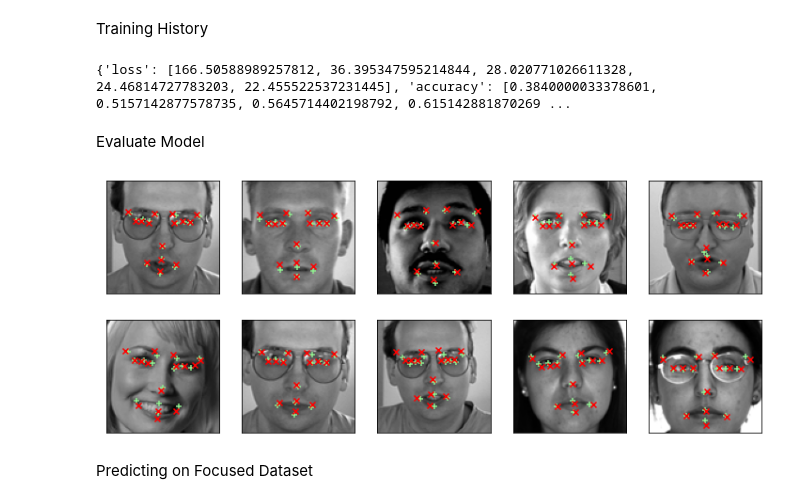
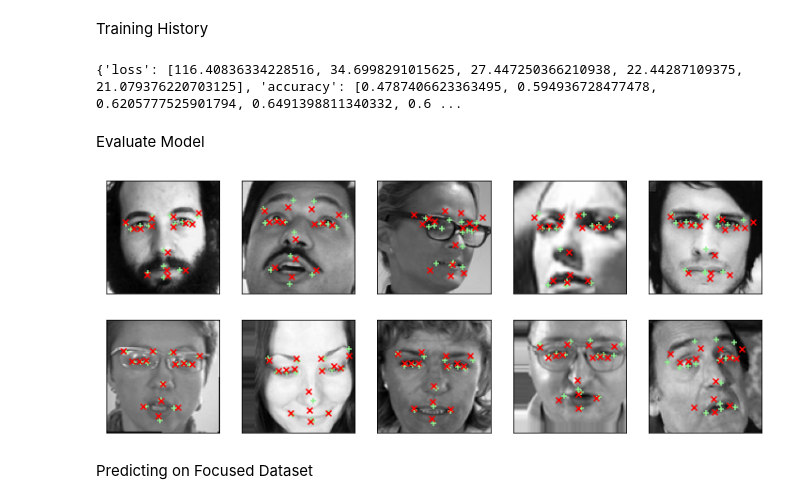
Before and after one commit to esun74/mobile-cv, a Jupyter notebook: nn_model/generate.ipynb, the cells around one changed output. Saved outputs shown, nothing was run; the diff lists cells and outputs as text; code cells hidden in the pictures.

```diff
--- a/nn_model/generate.ipynb
+++ b/nn_model/generate.ipynb
@@ -141,14 +141,10 @@ Focused Dataset
 # %% [markdown]
 Withhold Test Data then Add Variations
 # %%
-reserve_for_test = rng.choice(train_no_na.index, 140, False)
-labeled_test = train_no_na.iloc[reserve_for_test, :].copy().reset_index(drop=True)
-enhanced_train_no_na = train_no_na.iloc[~train_no_na.index.isin(reserve_for_test), :].copy().reset_index(drop=True)
-
-amount_remixed = len(enhanced_train_no_na) // 4
-rotated_train = enhanced_train_no_na.iloc[rng.choice(enhanced_train_no_na.index, amount_remixed, False), :].copy().reset_index(drop=True)
-shifted_train = enhanced_train_no_na.iloc[rng.choice(enhanced_train_no_na.index, amount_remixed, False), :].copy().reset_index(drop=True)
-flipped_train = enhanced_train_no_na.iloc[rng.choice(enhanced_train_no_na.index, amount_remixed, False), :].copy().reset_index(drop=True)
+amount_remixed = len(train_no_na) // 5
+rotated_train = train_no_na.iloc[rng.choice(train_no_na.index, amount_remixed, False), :].copy().reset_index(drop=True)
+shifted_train = train_no_na.iloc[rng.choice(train_no_na.index, amount_remixed, False), :].copy().reset_index(drop=True)
+flipped_train = train_no_na.iloc[rng.choice(train_no_na.index, amount_remixed, False), :].copy().reset_index(drop=True)
 
 def rotate_sample(x):
 	radians = -math.radians(x.rotation)
@@ -205,10 +201,9 @@ show_faces(shifted_train, 1, 5, 'lightgreen')
 print('Flipped Faces')
 show_faces(flipped_train, 1, 5, 'cyan')
 
-enhanced_train_no_na = pd.concat([enhanced_train_no_na, rotated_train, shifted_train, flipped_train], ignore_index=True)
+enhanced_train_no_na = pd.concat([train_no_na, rotated_train, shifted_train, flipped_train], ignore_index=True)
 
 print('Original Dataset Size:', train_no_na.shape)
-print('Labeled Test Dataset Size:', labeled_test.shape)
 print('Enhanced Dataset Size:', enhanced_train_no_na.shape)
 # %% [output]
 Rotated Faces
@@ -266,23 +255,23 @@ Hyperparameters:
 model = tf.keras.Sequential([
 
 	# strides=1 and padding='same' -> output is same size as input
-	tf.keras.layers.Conv2D(filters=32, kernel_size=3, strides=1, padding='same', activation='relu', use_bias=False, input_shape=(96, 96, 1)),
+	tf.keras.layers.Conv2D(filters=64, kernel_size=3, strides=1, padding='same', activation='relu', use_bias=False, input_shape=(96, 96, 1)),
 	tf.keras.layers.BatchNormalization(),
 	tf.keras.layers.MaxPool2D(pool_size=(2, 2)),
 
-	tf.keras.layers.Conv2D(filters=32, kernel_size=3, strides=1, padding='same', activation='relu', use_bias=False),
-	tf.keras.layers.MaxPool2D(pool_size=(2, 2)),
-
 	tf.keras.layers.Conv2D(filters=64, kernel_size=3, strides=1, padding='same', activation='relu', use_bias=False),
-	tf.keras.layers.BatchNormalization(),
 	tf.keras.layers.MaxPool2D(pool_size=(2, 2)),
 
 	tf.keras.layers.Conv2D(filters=128, kernel_size=3, strides=1, padding='same', activation='relu', use_bias=False),
 	tf.keras.layers.BatchNormalization(),
 	tf.keras.layers.MaxPool2D(pool_size=(2, 2)),
 
+	tf.keras.layers.Conv2D(filters=256, kernel_size=3, strides=1, padding='same', activation='relu', use_bias=False),
+	tf.keras.layers.BatchNormalization(),
+	tf.keras.layers.MaxPool2D(pool_size=(2, 2)),
+
 	tf.keras.layers.Flatten(),
-	tf.keras.layers.Dense(256, activation='relu'),
+	tf.keras.layers.Dense(512, activation='relu'),
 	tf.keras.layers.Dropout(0.1),
 	tf.keras.layers.Dense(30),
 ])
@@ -308,6 +297,6 @@ Non-trainable params: 448
 ____________________________________________________________________________________________________
 # %%
-model.compile(optimizer='adam', loss='mse', metrics=['accuracy'])
-h = model.fit(x1, y1, epochs=5, validation_data=(x2, y2))
+model.compile(optimizer='adam', loss='mse', metrics=['accuracy', 'mae'])
+h = model.fit(x1, y1, epochs=5, validation_split=0.1)
 # %% [output]
 Epoch 1/5
@@ -326,13 +315,13 @@ Training History
 print(h.history)
 # todo: graph this
 # %% [output]
-{'loss': [166.50588989257812, 36.395347595214844, 28.020771026611328, 24.46814727783203, 22.455522537231445], 'accuracy': [0.3840000033378601, 0.5157142877578735, 0.5645714402198792, 0.615142881870269 ...
+{'loss': [116.40836334228516, 34.6998291015625, 27.447250366210938, 22.44287109375, 21.079376220703125], 'accuracy': [0.4787406623363495, 0.594936728477478, 0.6205777525901794, 0.6491398811340332, 0.6 ...
 # %% [markdown]
 Evaluate Model
 # %%
-show_faces(labeled_test, 2, 5, additional_points=model.predict(x2))
+show_faces(enhanced_train_no_na, 2, 5, additional_points=model.predict(x1))
 # %% [output]
-[figure, old version]
+[figure, new version]
 # %% [markdown]
 Predicting on Focused Dataset
 # %%
```
Also changed, not shown: parts of 9 cells of this notebook, 2 other files.
